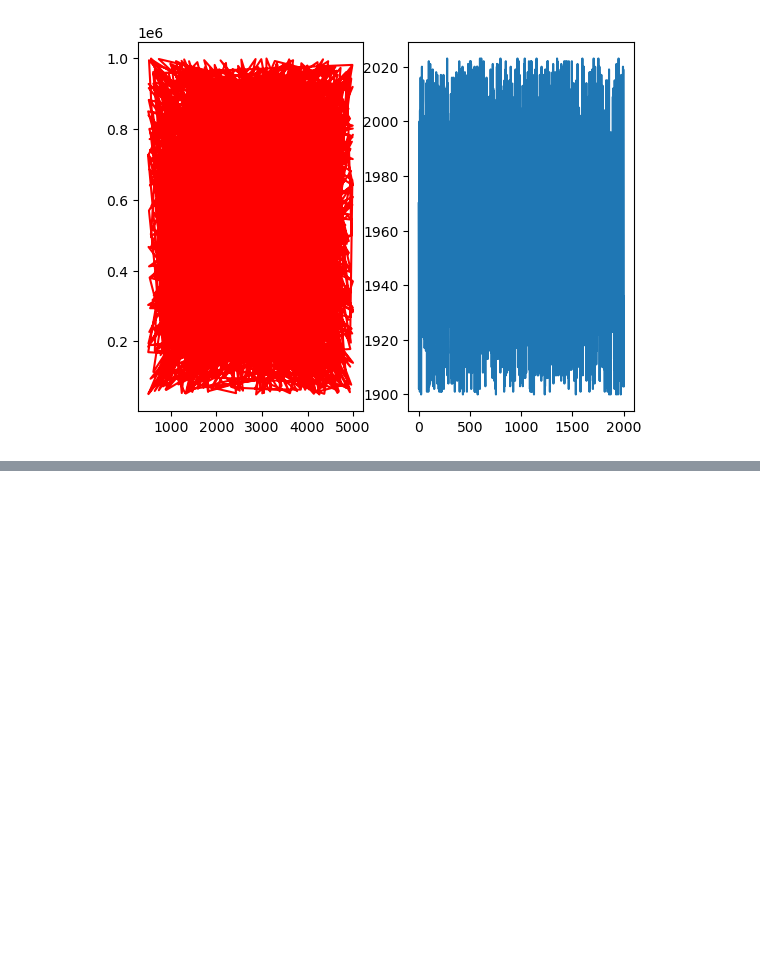
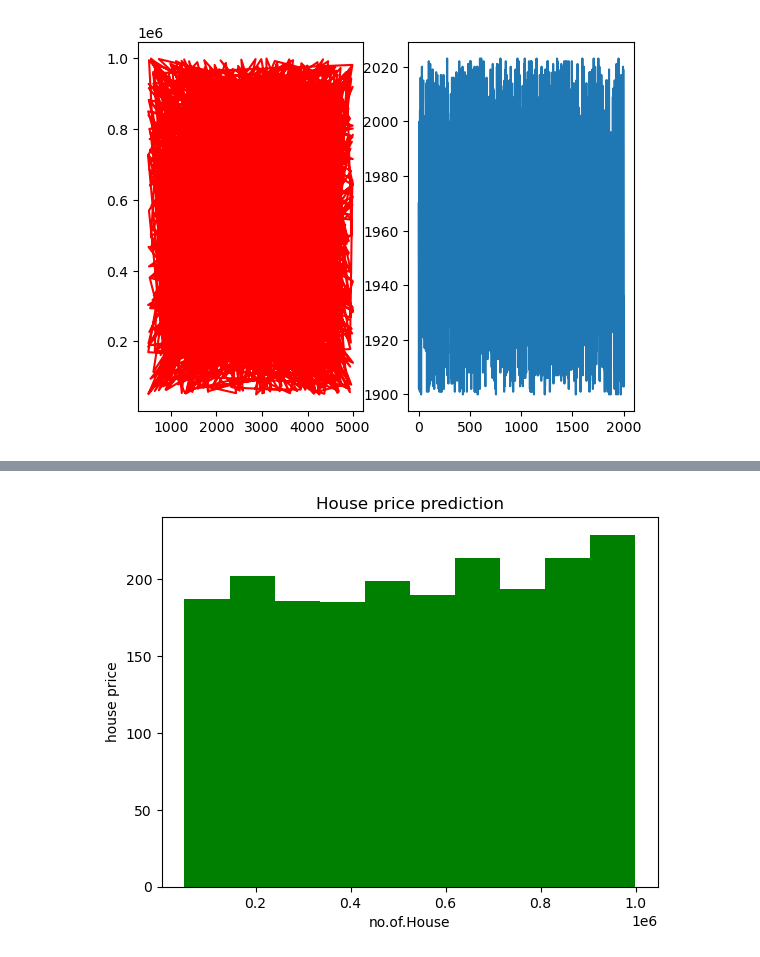
Before and after one commit to Kirthana3110/DataScience, a Jupyter notebook: matplotlib.ipynb, the cells around one changed output, grey strips where cells are left out. Saved outputs shown, nothing was run; the diff lists cells and outputs as text; code cells hidden in the pictures; blank space fills up the shorter version.

```diff
--- a/matplotlib.ipynb
+++ b/matplotlib.ipynb
@@ -245,0 +263,12 @@ plt.show()
+# %%
+import matplotlib.pyplot as plt
+
+plt.hist(df['Price'],color='green')
+
+plt.title("House price prediction")
+plt.ylabel("house price")
+plt.xlabel("no.of.House")
+
+plt.show()
+# %% [output]
+[figure, added]
```
Also changed, not shown: parts of 4 cells of this notebook.
